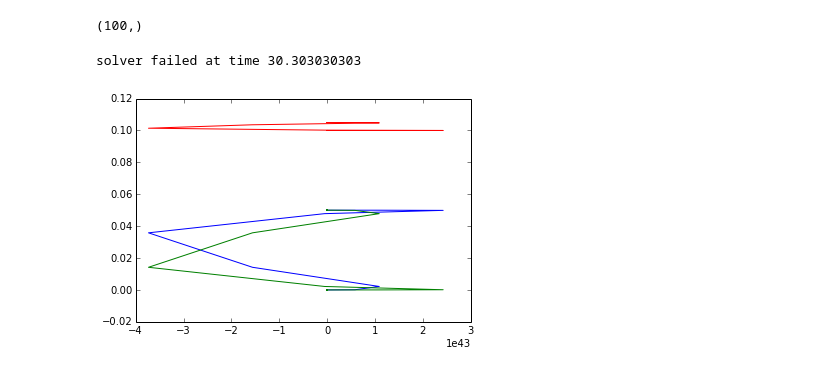
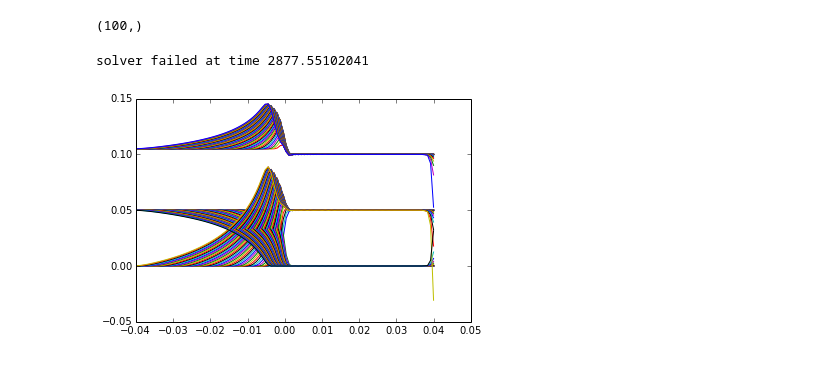
Before and after one commit to lewisamarshall/emigrate, a Jupyter notebook: Tutorial.ipynb, the cells around one changed output. Cells and saved outputs as stored; diff of their text form; code cells hidden in the pictures.

```diff
--- a/Tutorial.ipynb
+++ b/Tutorial.ipynb
@@ -42,14 +42,14 @@ print solver.x.T.shape
 [figure]
 (100,)
 # %%
-t = np.linspace(0, 3e3, 100)
+t = np.linspace(0, 3e3, 50)
 solver.solve(t, method='rk45')
 for my_sol in solver.solution:
         x = my_sol[0]
         my_sol = my_sol[1]
         for sub_sol in my_sol:
             plot(x, sub_sol)
 show()
 # %% [output]
-solver failed at time 30.303030303
+solver failed at time 2877.55102041
-[figure, old version]
+[figure, new version]
```
Also changed, not shown: 1 other file.
